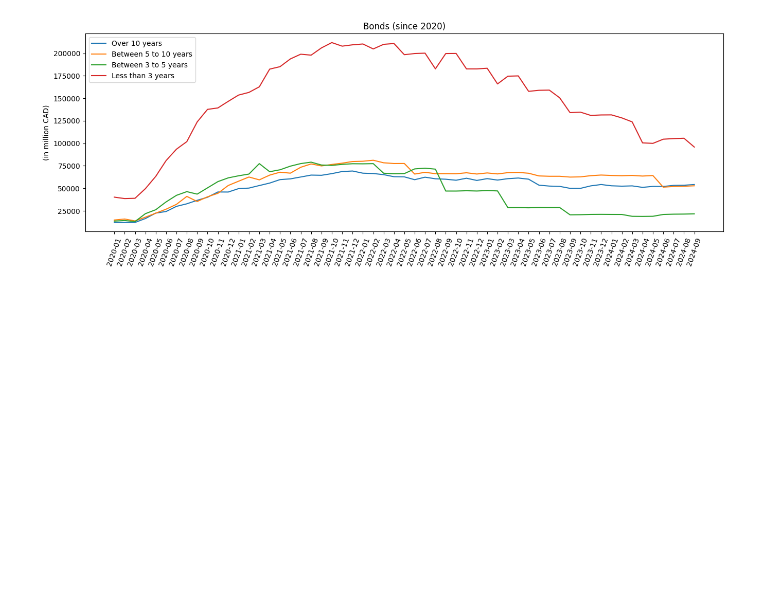
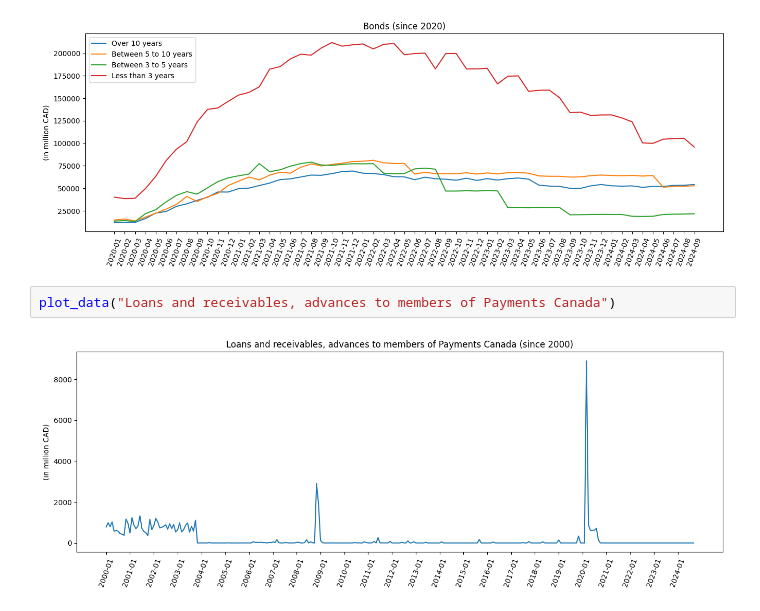
Before and after one commit to vanshuwjoshi/Bank-of-Canada-Assets-and-Liabilities, a Jupyter notebook: data_eda.ipynb, the cells around one changed output. Drawn from its saved outputs; the diff is of its cells as text; blank space fills up the shorter version.

Commit message:
Visualizing liabilities

```diff
--- a/data_eda.ipynb
+++ b/data_eda.ipynb
@@ -243,3 +243,7 @@ plt.legend(loc="upper left")
 plt.show()
 # %% [output]
 [figure]
+# %%
+plot_data("Loans and receivables, advances to members of Payments Canada")
+# %% [output]
+[figure, added]
```
Also changed, not shown: parts of 6 cells of this notebook.
